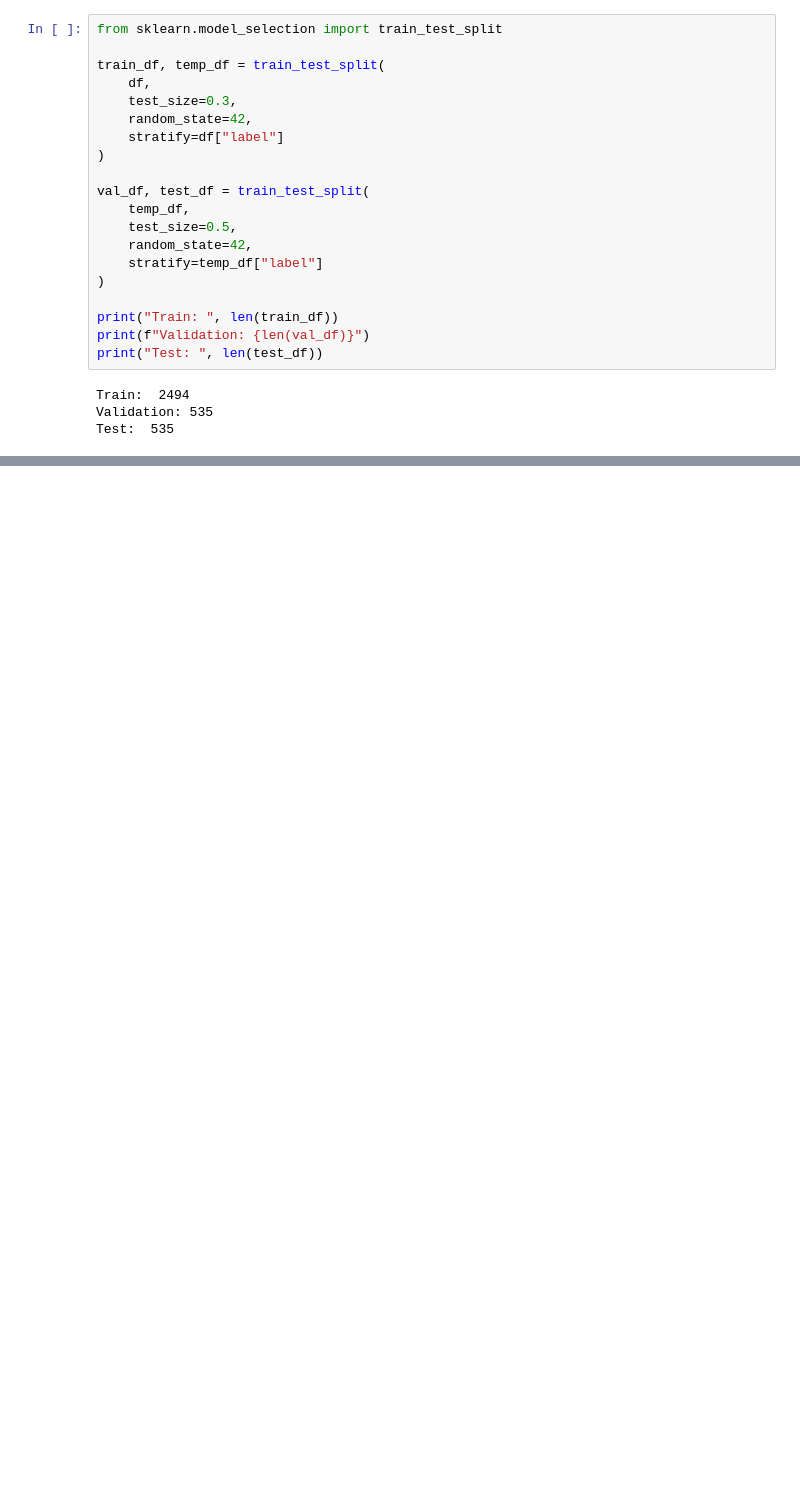
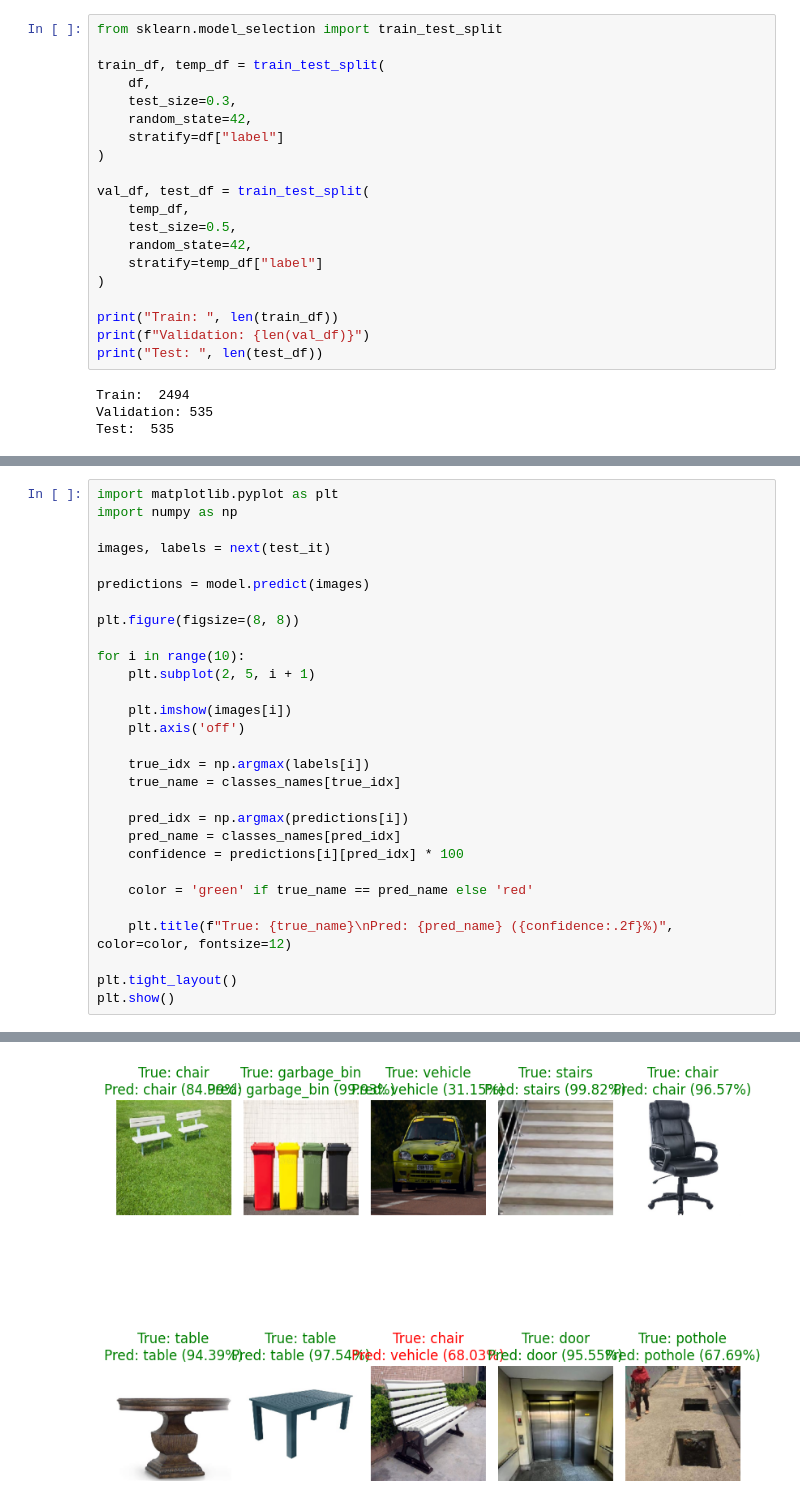
Before and after one commit to alwhshalkasr267-design/FinalProject, a Jupyter notebook: finalproject_2.ipynb, the cells around one changed output, grey strips where cells are left out. Saved outputs shown, nothing was run; the diff lists cells and outputs as text; blank space fills up the shorter version.

```diff
--- a/finalproject_2.ipynb
+++ b/finalproject_2.ipynb
@@ -330,0 +391,30 @@ weighted avg       0.85      0.84      0.84       535
+# %%
+import matplotlib.pyplot as plt
+import numpy as np
+
+images, labels = next(test_it)
+
+predictions = model.predict(images)
+
+plt.figure(figsize=(8, 8))
+
+for i in range(10):
+    plt.subplot(2, 5, i + 1)
+
+    plt.imshow(images[i])
+    plt.axis('off')
+
+    true_idx = np.argmax(labels[i])
+    true_name = classes_names[true_idx]
+
+    pred_idx = np.argmax(predictions[i])
+    pred_name = classes_names[pred_idx]
+    confidence = predictions[i][pred_idx] * 100
+
+    color = 'green' if true_name == pred_name else 'red'
+
+    plt.title(f"True: {true_name}\nPred: {pred_name} ({confidence:.2f}%)", color=color, fontsize=12)
+
+plt.tight_layout()
+plt.show()
+# %% [output]
@@ -330,0 +422 @@ weighted avg       0.85      0.84      0.84       535
+[figure, added]
```
Also changed, not shown: parts of 30 cells of this notebook.
